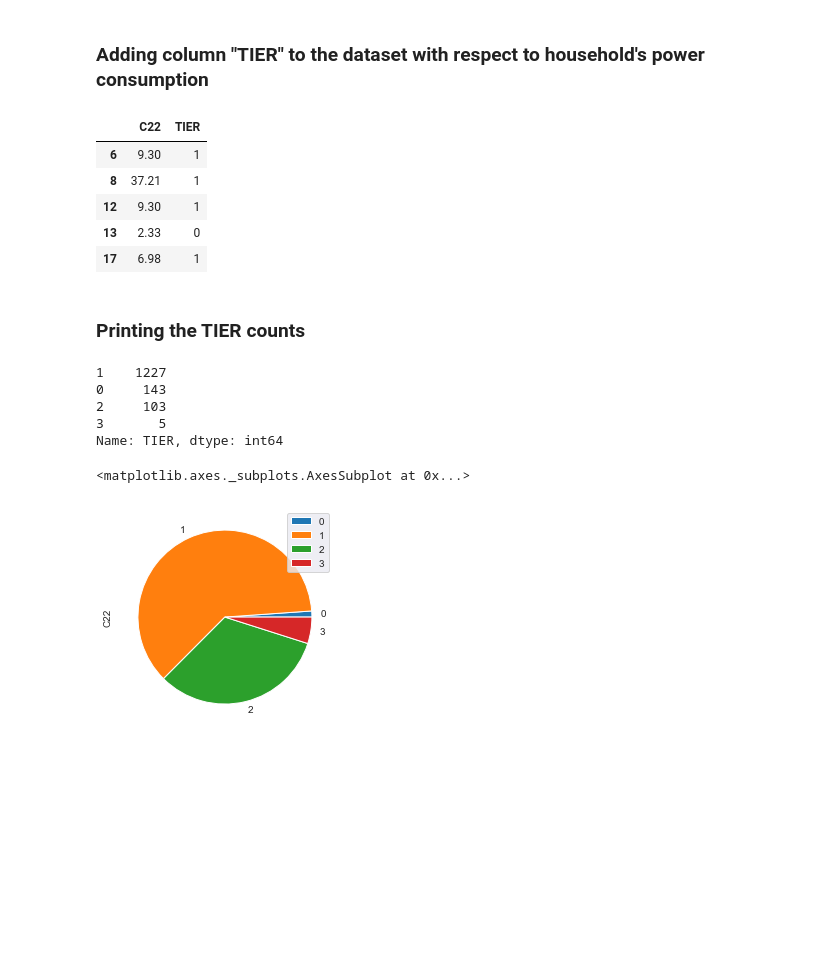
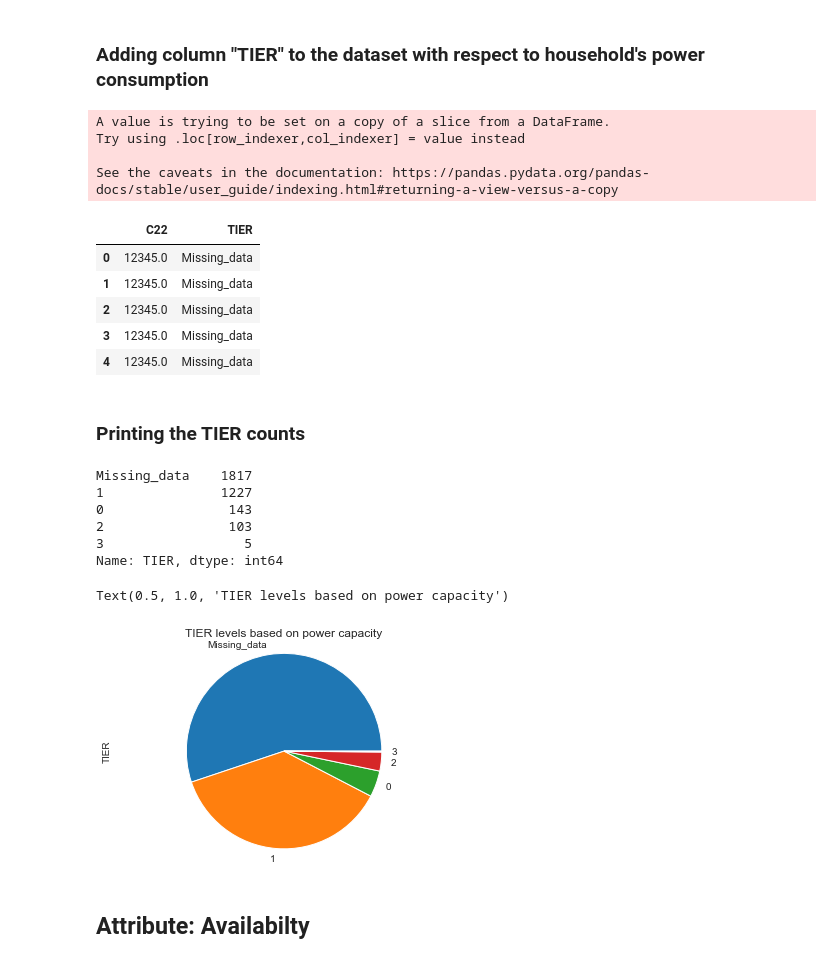
Before and after one commit to HEDERA-PLATFORM/mtf-rwanda-analysis, a Jupyter notebook: Rwanda_MTF.ipynb, the cells around one changed output. Cells and saved outputs as stored; diff of their text form; code cells hidden in the pictures; blank space fills up the shorter version.

```diff
--- a/Rwanda_MTF.ipynb
+++ b/Rwanda_MTF.ipynb
@@ -31,3 +38,3 @@ df.head()
 # %%
-df_new= df[['C22']]
+df_cap= df[['C22']]
 # %%
@@ -67,0 +64,2 @@ df_new=df_new.dropna()
+# %%
+df_cap["C22"].fillna(12345, inplace = True)
@@ -90,7 +92,9 @@ df_new.describe()
 ### Adding column "TIER" to the dataset with respect to household's power consumption
 # %%
 def conditions(C22):
-    if C22 <3:
+    if C22 ==12345:
+        return "Missing_data"
+    elif C22<3:
         return "0"
     elif 3<C22<50:
         return "1"
@@ -104,29 +108,39 @@ def conditions(C22):
         return "5"
 
 func = np.vectorize(conditions)
-transform = func(df_new.C22)
-df_new["TIER"] = transform
+transform = func(df_cap.C22)
+df_cap["TIER"] = transform
+# %% [output]
+A value is trying to be set on a copy of a slice from a DataFrame.
+Try using .loc[row_indexer,col_indexer] = value instead
+
+See the caveats in the documentation: https://pandas.pydata.org/pandas-docs/stable/user_guide/indexing.html#returning-a-view-versus-a-copy
 # %%
-df_new.head()
+df_cap.head()
 # %% [output]
 |  | C22 | TIER |
-| 6 | 9.30 | 1 |
-| 8 | 37.21 | 1 |
-| 12 | 9.30 | 1 |
-| 13 | 2.33 | 0 |
-| 17 | 6.98 | 1 |
+| 0 | 12345.0 | Missing_data |
+| 1 | 12345.0 | Missing_data |
+| 2 | 12345.0 | Missing_data |
+| 3 | 12345.0 | Missing_data |
+| 4 | 12345.0 | Missing_data |
 # %% [markdown]
 ### Printing the TIER counts
 # %%
-df_new['TIER'].value_counts()
+df_cap['TIER'].value_counts()
 # %% [output]
-1    1227
-0     143
-2     103
-3       5
+Missing_data    1817
+1               1227
+0                143
+2                103
+3                  5
 Name: TIER, dtype: int64
-# %%
-df_new.groupby(['TIER']).sum().plot(kind='pie', y='C22')
-# %% [output]
-<matplotlib.axes._subplots.AxesSubplot at 0x...>
-[figure, removed]
+# %%
+df_cap.TIER.value_counts().plot(kind='pie')
+plt.axis('equal')
+plt.title('TIER levels based on power capacity')
+# %% [output]
+Text(0.5, 1.0, 'TIER levels based on power capacity')
+[figure, added]
+# %% [markdown]
+## Attribute: Availabilty
```
Also changed, not shown: parts of 28 cells of this notebook.
